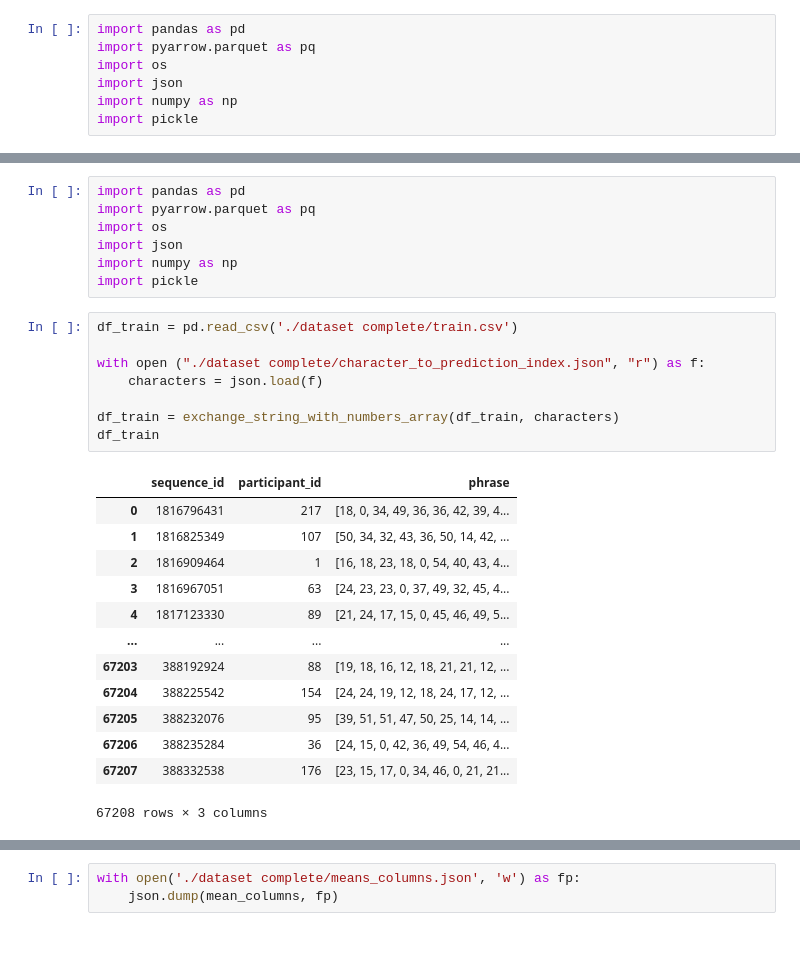
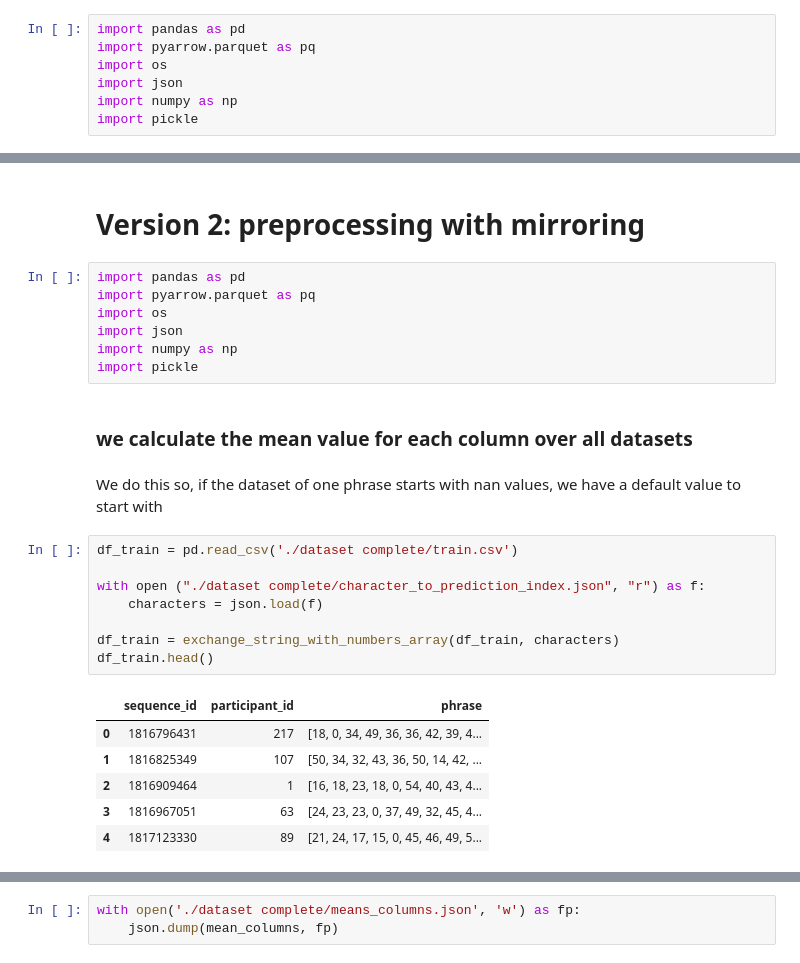
Before and after one commit to 4nn1k4/ASL-Fingerspelling-Translation, a Jupyter notebook: Data Inspection.ipynb, the cells around one changed output, grey strips where cells are left out. Drawn from its saved outputs; the diff is of its cells as text.

```diff
--- a/Data Inspection.ipynb
+++ b/Data Inspection.ipynb
@@ -838,3 +497,5 @@ with open('./dataset complete/train_test_data/test_data.pkl', 'wb') as file:
+# %% [markdown]
+# Version 2: preprocessing with mirroring
 # %%
 import pandas as pd
 import pyarrow.parquet as pq
@@ -842,28 +503,25 @@ import os
 import json
 import numpy as np
 import pickle
+# %% [markdown]
+### we calculate the mean value for each column over all datasets
+# %% [markdown]
+We do this so, if the dataset of one phrase starts with nan values, we have a default value to start with
 # %%
 df_train = pd.read_csv('./dataset complete/train.csv')
 
 with open ("./dataset complete/character_to_prediction_index.json", "r") as f:
     characters = json.load(f)
 
 df_train = exchange_string_with_numbers_array(df_train, characters)
-df_train
+df_train.head()
 # %% [output]
 |  | sequence_id | participant_id | phrase |
 | 0 | 1816796431 | 217 | [18, 0, 34, 49, 36, 36, 42, 39, 4... |
 | 1 | 1816825349 | 107 | [50, 34, 32, 43, 36, 50, 14, 42, ... |
 | 2 | 1816909464 | 1 | [16, 18, 23, 18, 0, 54, 40, 43, 4... |
 | 3 | 1816967051 | 63 | [24, 23, 23, 0, 37, 49, 32, 45, 4... |
 | 4 | 1817123330 | 89 | [21, 24, 17, 15, 0, 45, 46, 49, 5... |
-| ... | ... | ... | ... |
-| 67203 | 388192924 | 88 | [19, 18, 16, 12, 18, 21, 21, 12, ... |
-| 67204 | 388225542 | 154 | [24, 24, 19, 12, 18, 24, 17, 12, ... |
-| 67205 | 388232076 | 95 | [39, 51, 51, 47, 50, 25, 14, 14, ... |
-| 67206 | 388235284 | 36 | [24, 15, 0, 42, 36, 49, 54, 46, 4... |
-| 67207 | 388332538 | 176 | [23, 15, 17, 0, 34, 46, 0, 21, 21... |
-67208 rows × 3 columns
 # %%
 import os
 file_names = os.listdir('./dataset complete/train_landmarks/')
```
Also changed, not shown: parts of 110 cells of this notebook, 9 other files.
